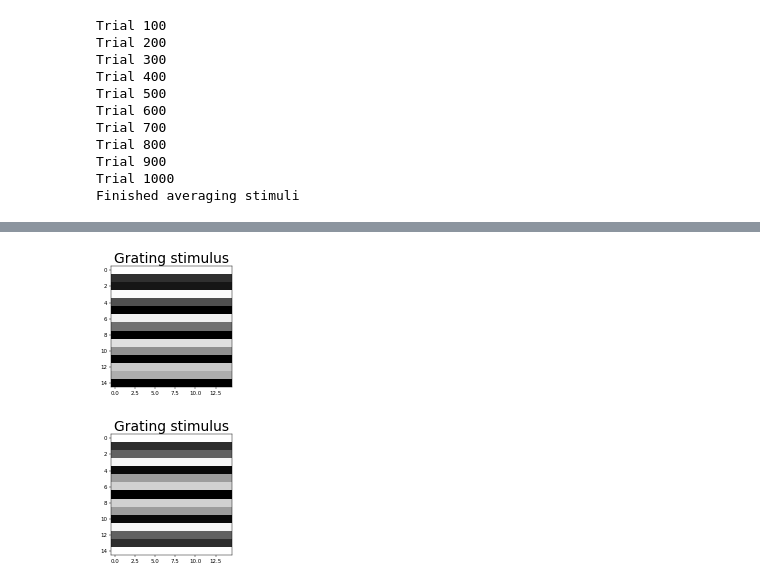
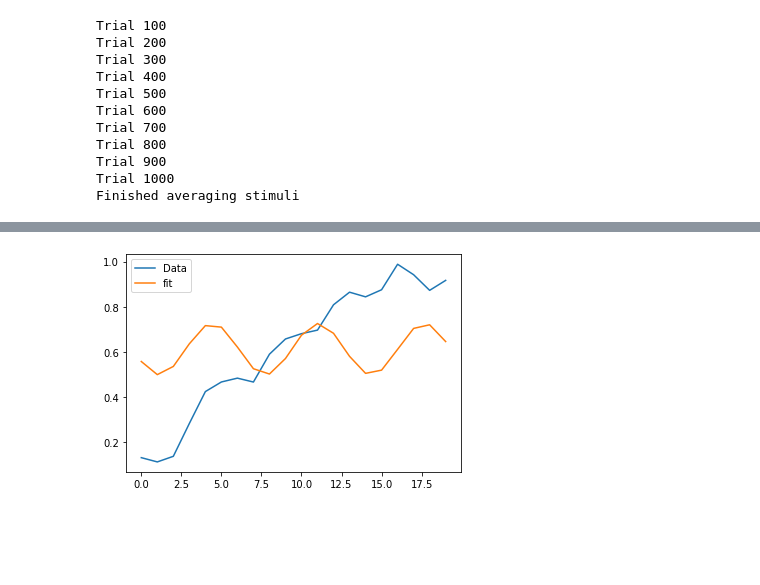
Before and after one commit to sebbkw/rnn, a Jupyter notebook: analyse_network.ipynb, the cells around one changed output, grey strips where cells are left out. Cells and saved outputs as stored; diff of their text form; code cells hidden in the pictures; blank space fills up the shorter version.

```diff
--- a/analyse_network.ipynb
+++ b/analyse_network.ipynb
@@ -271,9 +306,25 @@ plt.plot(responses)
-# %%
-plot_grating_animation(generate_gratings(4.5, False))
-plot_grating_animation(generate_gratings(9, False))
-# %% [output]
-[figure, removed]
-[figure, removed]
+# %%
+# This is the function we are trying to fit to the data.
+def func(x, a, b, c, d):
+     return a * np.sin(b * x + c) + d
+
+# Generate some data, you don't have to do this, as you already have your data
+x = np.arange(len(activity))
+y = activity
+# Plot the actual data
+plt.plot(x, y, label="Data");
+
+# The actual curve fitting happens here
+optimizedParameters, pcov = opt.curve_fit(func, x, y, method='dogbox');
+
+# Use the optimized parameters to plot the best fit
+plt.plot(x, func(x, *optimizedParameters), label="fit");
+
+# Show the graph
+plt.legend();
+plt.show();
+# %% [output]
+[figure, added]
 # %%
 # Plot spike triggered averages and input weights
 def plot_weights (weights_array, rows, columns, offset = 0, title = ""):
```
Also changed, not shown: parts of 5 cells of this notebook.
